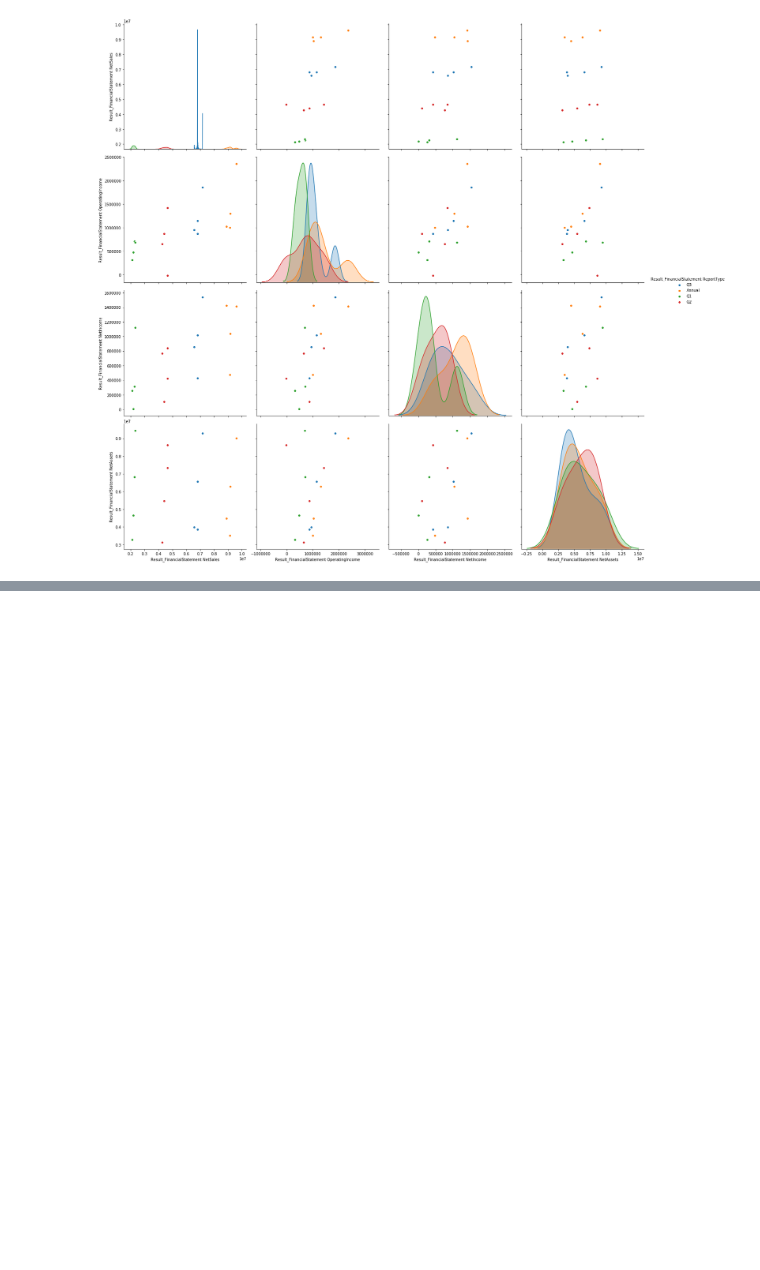
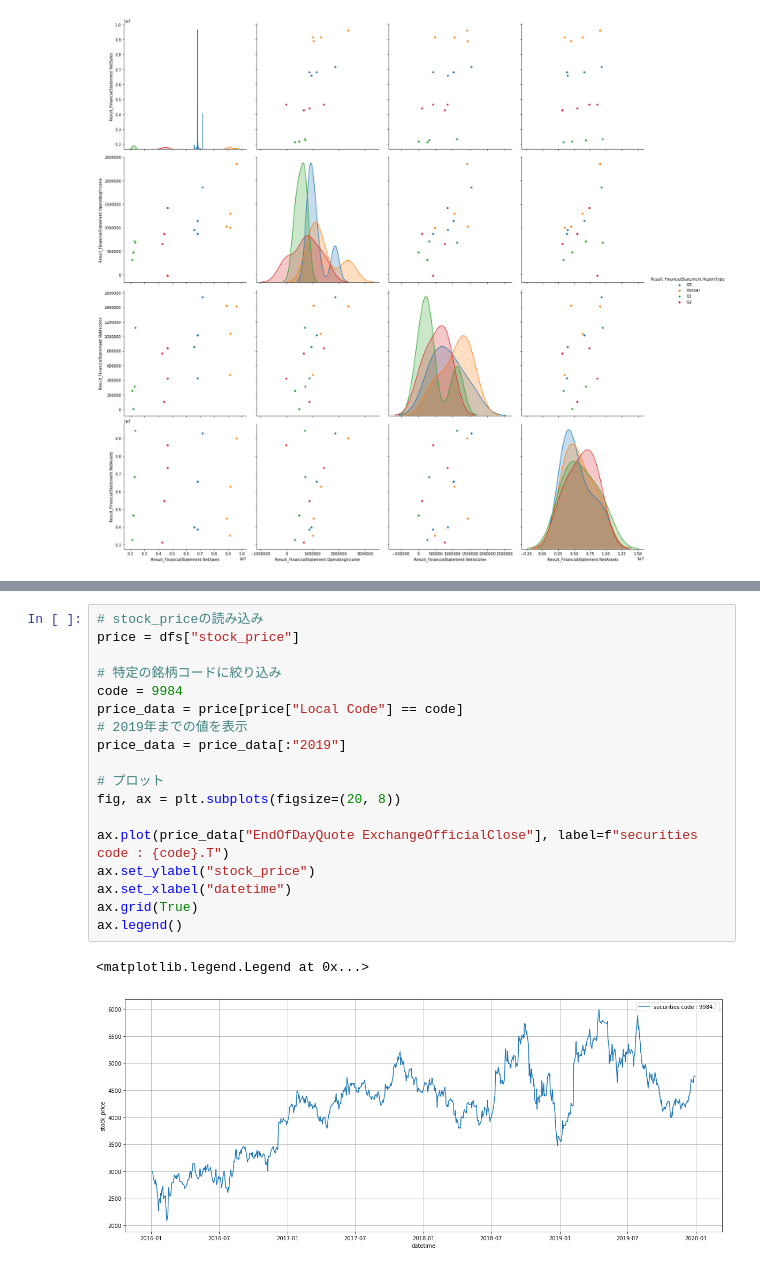
Before and after one commit to Takuzo01/signate_quants, a Jupyter notebook: quants_analysis.ipynb, the cells around one changed output, grey strips where cells are left out. Drawn from its saved outputs; the diff is of its cells as text; blank space fills up the shorter version.

```diff
--- a/quants_analysis.ipynb
+++ b/quants_analysis.ipynb
@@ -65,0 +124,21 @@ sns.pairplot(fin_data[columns], hue="Result_FinancialStatement ReportType", heig
+# %%
+# stock_priceの読み込み
+price = dfs["stock_price"]
+
+# 特定の銘柄コードに絞り込み
+code = 9984
+price_data = price[price["Local Code"] == code]
+# 2019年までの値を表示
+price_data = price_data[:"2019"]
+
+# プロット
+fig, ax = plt.subplots(figsize=(20, 8))
+
+ax.plot(price_data["EndOfDayQuote ExchangeOfficialClose"], label=f"securities code : {code}.T")
+ax.set_ylabel("stock_price")
+ax.set_xlabel("datetime")
+ax.grid(True)
+ax.legend()
+# %% [output]
+<matplotlib.legend.Legend at 0x...>
+[figure, added]
```
Also changed, not shown: parts of 6 cells of this notebook.
